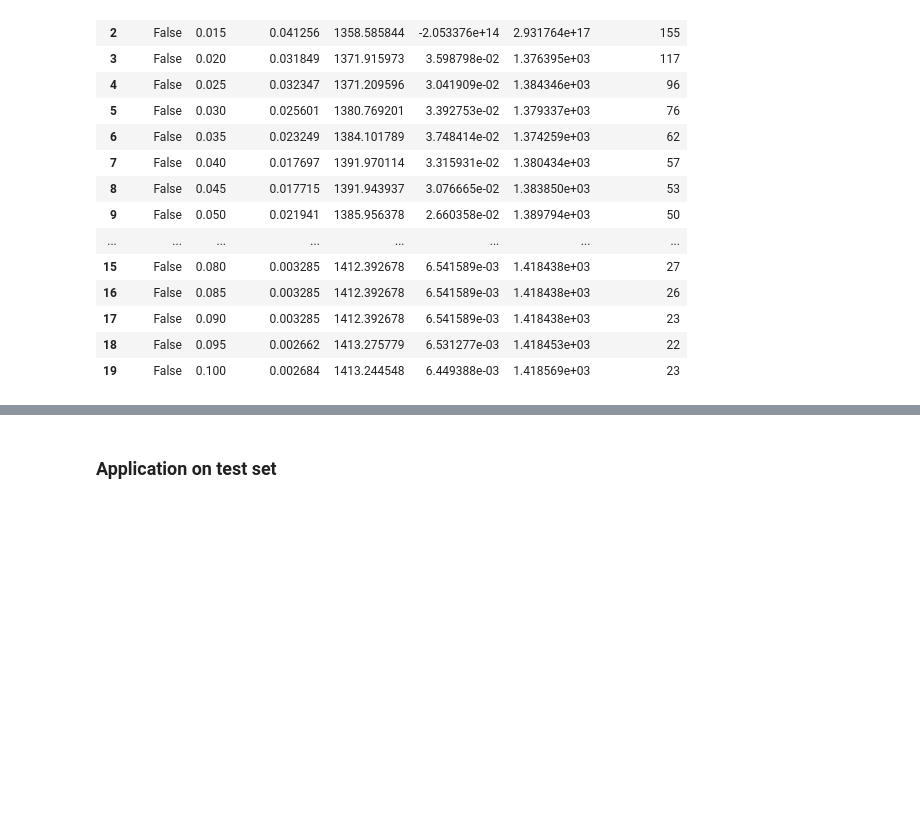
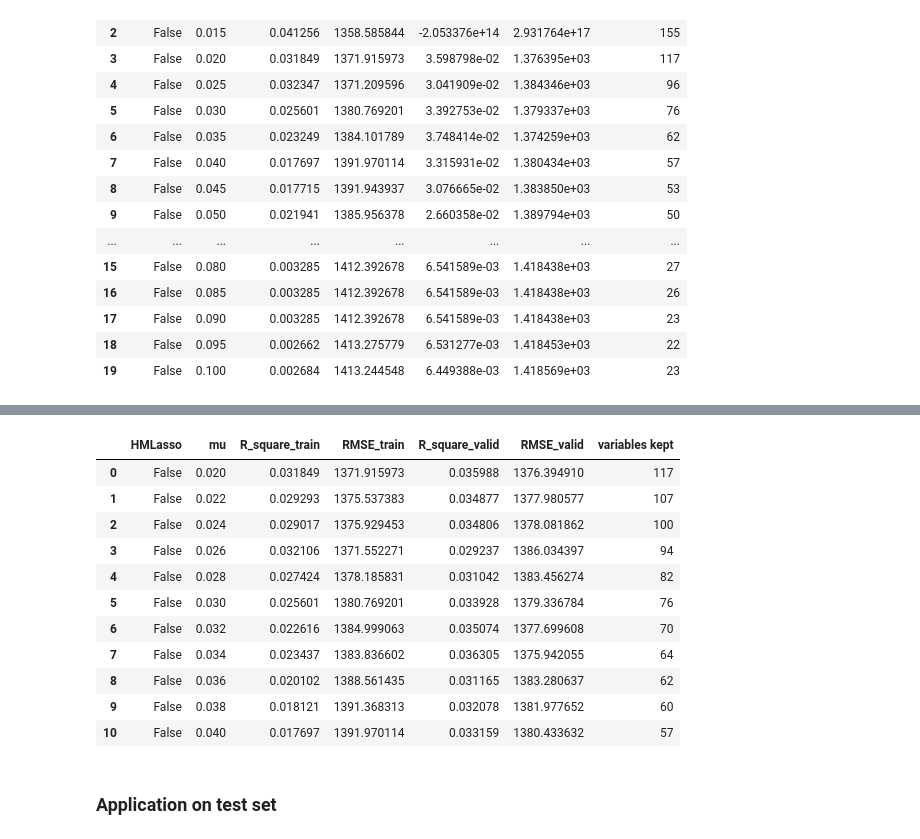
Before and after one commit to jveillon/Projet_Statapp, a Jupyter notebook: Panel_estimates/file_01_panel_estimation.ipynb, the cells around one changed output, grey strips where cells are left out. Cells and saved outputs as stored; diff of their text form; code cells hidden in the pictures; blank space fills up the shorter version.

```diff
--- a/Panel_estimates/file_01_panel_estimation.ipynb
+++ b/Panel_estimates/file_01_panel_estimation.ipynb
@@ -152,9 +152,10 @@ def list_wave(X_train, reduced):
 
 We start to initialize with a first lasso on the first wave.
 # %%
-def initialize_Lasso(liste, Y_train, HMLasso, method, mu, limit):
+def initialize_Lasso(liste, Y_train, HMLasso, method, mu, limit,print_wave):
 
-    print("wave",1)
+    if print_wave:
+        print("wave",1)
 
     scaler = StandardScaler()#(with_std=False)
     hml.ERRORS_HANDLING = "ignore"
@@ -189,7 +190,8 @@ def initialize_Lasso(liste, Y_train, HMLasso, method, mu, limit):
         var_to_keep = coefficients != 0
 
     #Selection of variables
-    print("Variables kept :", list(var_to_keep).count(1))
+    if print_wave:
+        print("Variables kept :", list(var_to_keep).count(1))
     var_to_keep = np.insert(var_to_keep,0,True)
 
     entire_data = liste[0]
@@ -257,7 +259,7 @@ def Lasso_selection(X_train, Y_train, HMLasso, method, mu, limit, reduced, print
     if print_wave:
         print("Lasso selection, mu =", mu)
 
-    selected = initialize_Lasso(liste, Y_train, HMLasso, method, mu, limit)
+    selected = initialize_Lasso(liste, Y_train, HMLasso, method, mu, limit,print_wave)
 
     scaler = StandardScaler()#(with_std=False)
     hml.ERRORS_HANDLING = "ignore"
@@ -995,0 +744,4 @@ Summary_opt
+# %%
+list_mu = np.linspace(0.02,0.04,11)
+# %%
+Frame = multiples_models(X_train, Y_train, X_valid, Y_valid, list_mu, HMLasso =False, method ="mean", limit= -14, reduced =False, print_wave =True)
@@ -996,3 +954,18 @@ Summary_opt
+# %%
+Frame
+# %% [output]
+|  | HMLasso | mu | R_square_train | RMSE_train | R_square_valid | RMSE_valid | variables kept |
+| 0 | False | 0.020 | 0.031849 | 1371.915973 | 0.035988 | 1376.394910 | 117 |
+| 1 | False | 0.022 | 0.029293 | 1375.537383 | 0.034877 | 1377.980577 | 107 |
+| 2 | False | 0.024 | 0.029017 | 1375.929453 | 0.034806 | 1378.081862 | 100 |
+| 3 | False | 0.026 | 0.032106 | 1371.552271 | 0.029237 | 1386.034397 | 94 |
+| 4 | False | 0.028 | 0.027424 | 1378.185831 | 0.031042 | 1383.456274 | 82 |
+| 5 | False | 0.030 | 0.025601 | 1380.769201 | 0.033928 | 1379.336784 | 76 |
+| 6 | False | 0.032 | 0.022616 | 1384.999063 | 0.035074 | 1377.699608 | 70 |
+| 7 | False | 0.034 | 0.023437 | 1383.836602 | 0.036305 | 1375.942055 | 64 |
+| 8 | False | 0.036 | 0.020102 | 1388.561435 | 0.031165 | 1383.280637 | 62 |
+| 9 | False | 0.038 | 0.018121 | 1391.368313 | 0.032078 | 1381.977652 | 60 |
+| 10 | False | 0.040 | 0.017697 | 1391.970114 | 0.033159 | 1380.433632 | 57 |
 # %% [markdown]
 ### Application on test set
 # %%
```
Also changed, not shown: parts of 8 cells of this notebook.
